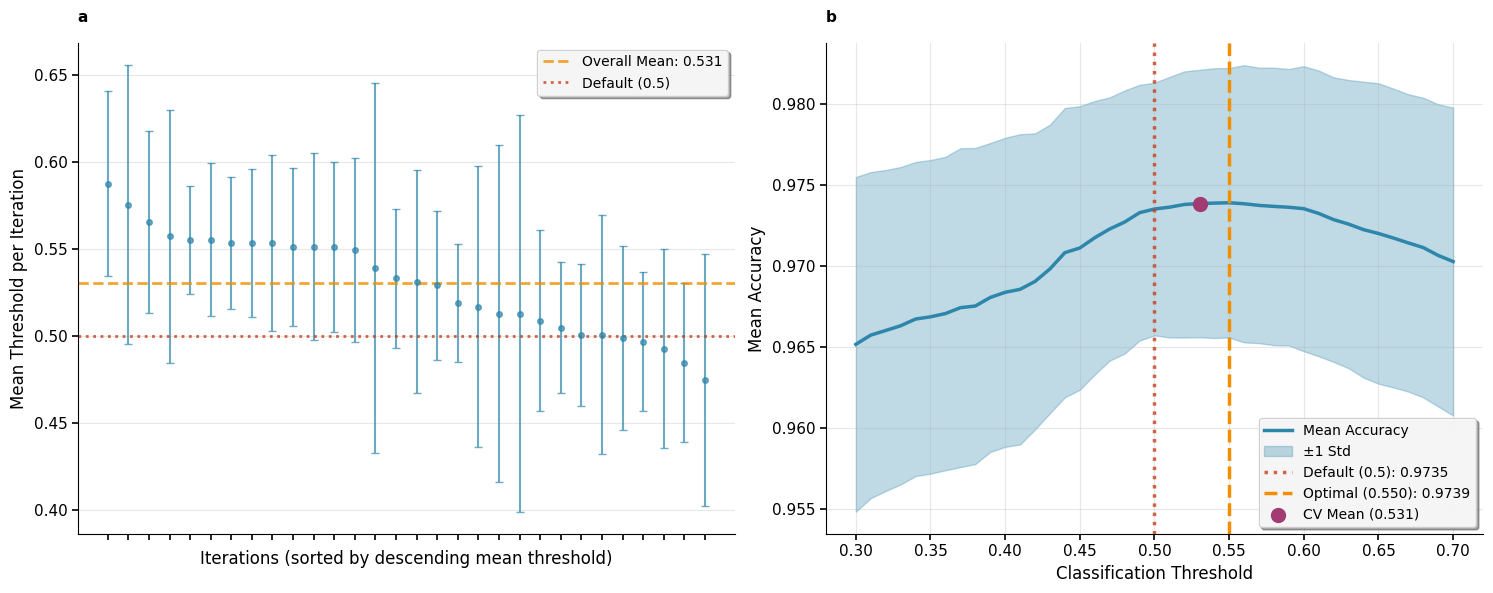
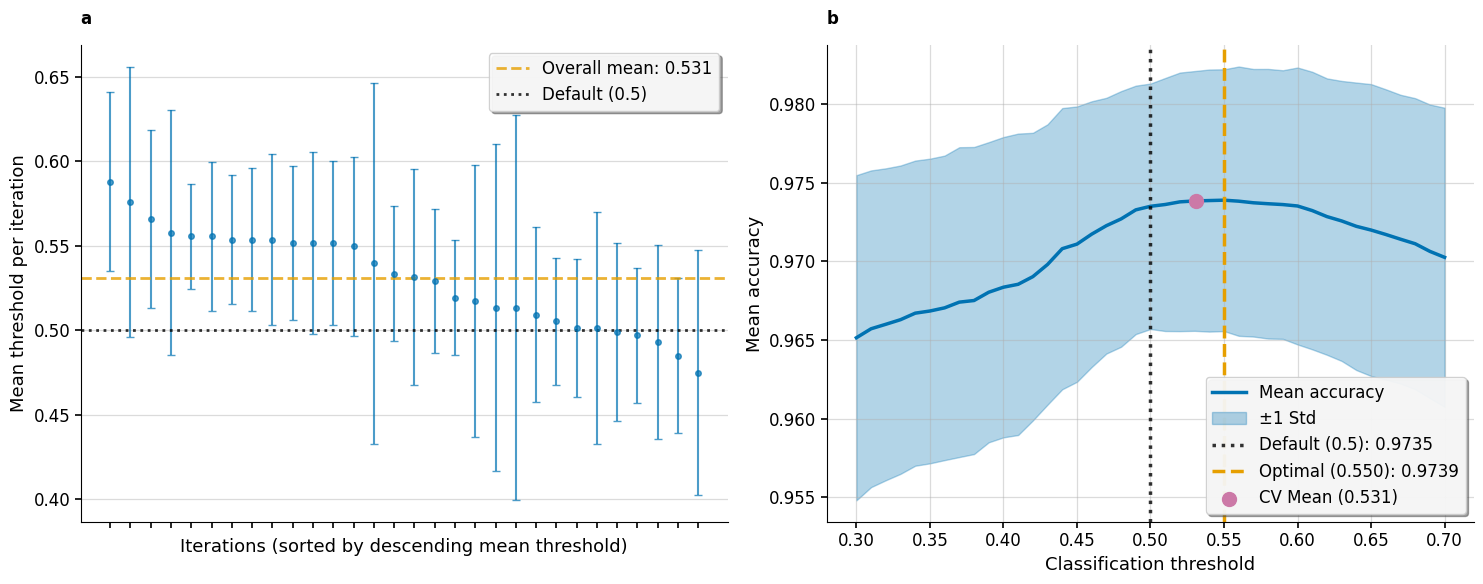
Code edit (unified diff) that turned the first committed figure into the second:
--- before
+++ after
@@ -31,9 +31,9 @@
 cv_mean_acc = threshold_curve.loc[closest_idx, 'mean_accuracy']
 
-# Color palette consistent with source analysis
-primary_color = '#2E86AB'
-secondary_color = '#A23B72'
-accent_color = '#F18F01'
-neutral_color = '#C73E1D'
+# Colorblind-friendly palette (Okabe-Ito inspired)
+primary_color = '#0072B2'
+secondary_color = '#CC79A7'
+accent_color = '#E69F00'
+neutral_color = '#000000'
 
 fig, (ax1, ax2) = plt.subplots(1, 2, figsize=(15, 6))
@@ -58,5 +58,5 @@
     linewidth=2,
     alpha=0.8,
-    label=f'Overall Mean: {mean_threshold:.3f}',
+    label=f'Overall mean: {mean_threshold:.3f}',
  )
 ax1.axhline(
@@ -71,5 +71,5 @@
 ax1.set_xticklabels([])
 ax1.set_xlabel('Iterations (sorted by descending mean threshold)', fontsize=FS_LABEL)
-ax1.set_ylabel('Mean Threshold per Iteration', fontsize=FS_LABEL)
+ax1.set_ylabel('Mean threshold per iteration', fontsize=FS_LABEL)
 ax1.set_title(
     'a',
@@ -81,5 +81,5 @@
  )
 ax1.legend(fontsize=FS_LEGEND, frameon=True, fancybox=True, shadow=True, framealpha=0.9)
-ax1.grid(axis='y', alpha=0.3, linewidth=0.8)
+ax1.grid(axis='y', alpha=0.45, linewidth=0.9)
 ax1.tick_params(axis='both', which='major', labelsize=FS_TICK, width=1.2, length=4)
 
@@ -89,5 +89,5 @@
     color=primary_color,
     linewidth=2.5,
-    label='Mean Accuracy',
+    label='Mean accuracy',
  )
 ax2.fill_between(
@@ -122,6 +122,6 @@
     label=f'CV Mean ({mean_threshold:.3f})',
  )
-ax2.set_xlabel('Classification Threshold', fontsize=FS_LABEL)
-ax2.set_ylabel('Mean Accuracy', fontsize=FS_LABEL)
+ax2.set_xlabel('Classification threshold', fontsize=FS_LABEL)
+ax2.set_ylabel('Mean accuracy', fontsize=FS_LABEL)
 ax2.set_title('b',
               loc='left',
@@ -129,5 +129,5 @@
               fontsize=FS_SUBTITLE, pad=15, fontweight='bold')
 ax2.legend(fontsize=FS_LEGEND, frameon=True, fancybox=True, shadow=True, framealpha=0.9)
-ax2.grid(alpha=0.3, linewidth=0.8)
+ax2.grid(alpha=0.45, linewidth=0.9)
 ax2.tick_params(axis='both', which='major', labelsize=FS_TICK, width=1.2, length=4)
 

Commit: making figures accessible